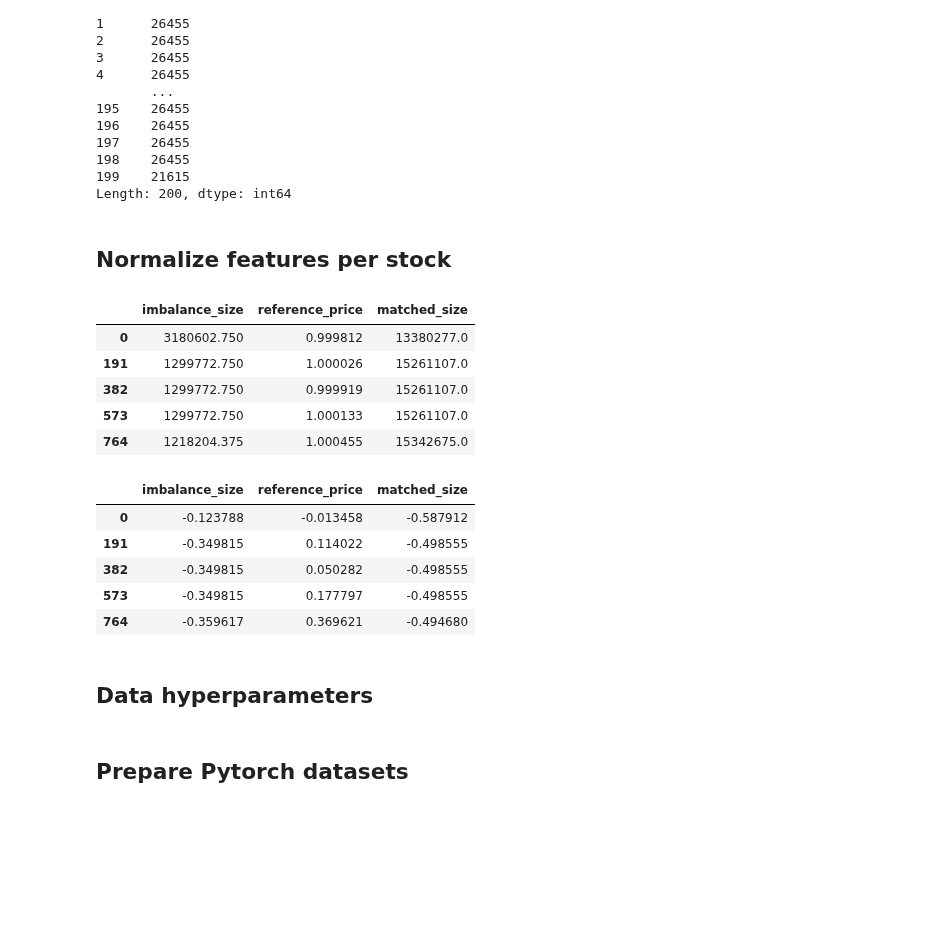
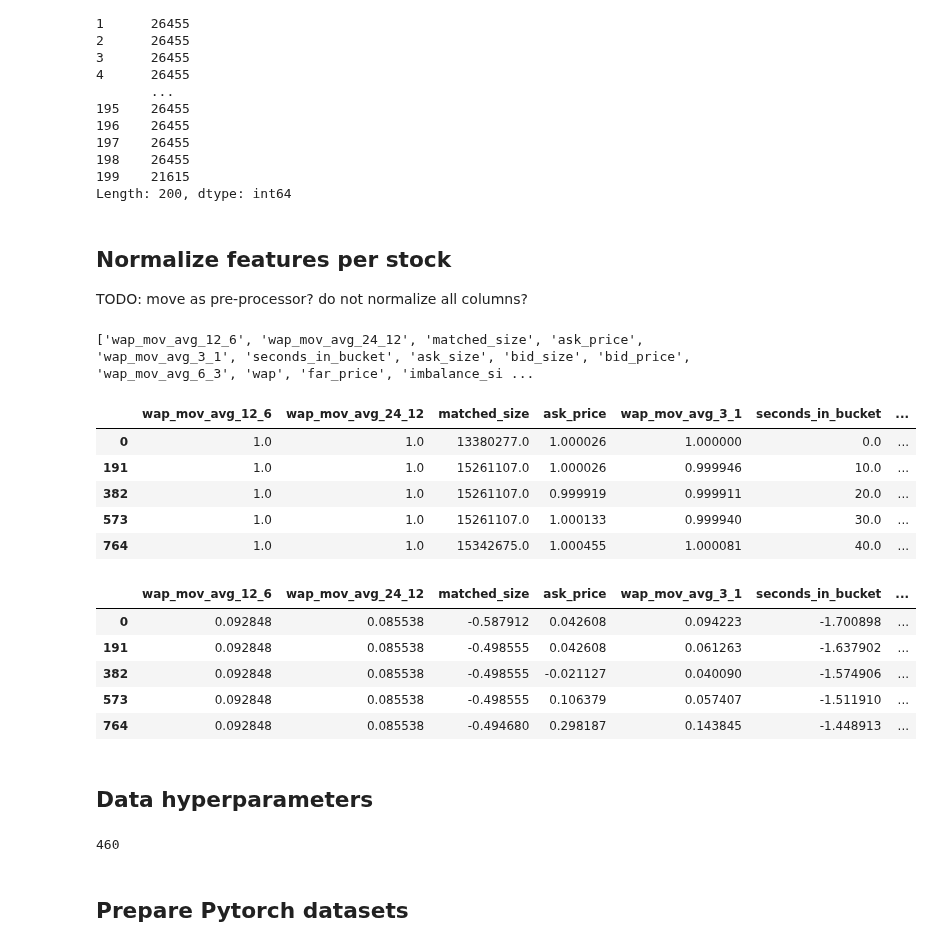
Before and after one commit to florencetsang/optiver2023, a Jupyter notebook: florence/transformer_encoder.ipynb, the cells around one changed output. Cells and saved outputs as stored; diff of their text form; code cells hidden in the pictures; blank space fills up the shorter version.

Commit message:
Transformer encoder model

```diff
--- a/florence/transformer_encoder.ipynb
+++ b/florence/transformer_encoder.ipynb
@@ -179,7 +205,8 @@ df = pd.read_csv(
 )
 raw_df = df
 # %%
-df = raw_df
+# deep copy for easy reference to raw df without reloading from csv
+df = raw_df.copy(deep=True)
 # %%
 df
 # %% [output]
@@ -200,0 +249,2 @@ df
+# %%
+df = processor.apply(df)
@@ -201,6 +286,22 @@ df
 # %%
-feat_dynamic_real = ["imbalance_size", "reference_price", "matched_size"]
-# feat_dynamic_real = []
+feat_dynamic_real = [
+    "date_id",
+    "seconds_in_bucket",
+    "imbalance_size",
+    "reference_price",
+    "matched_size",
+    "far_price",
+    "near_price",
+    "bid_price",
+    "bid_size",
+    "ask_price",
+    "ask_size",
+    "wap",
+    "wap_mov_avg_3_1",
+    "wap_mov_avg_6_3",
+    "wap_mov_avg_12_6",
+    "wap_mov_avg_24_12",
+]
 num_input_features = len(feat_dynamic_real)
 print(num_input_features)
 # %% [output]
@@ -223,3 +309 @@ def process_na(df, any_na_values_mask, method):
-# %%
-df = process_na(df, any_na_values_mask, "fill_as_0")
 # %%
@@ -251,27 +338,35 @@ stock_id
 Length: 200, dtype: int64
 # %% [markdown]
 ## Normalize features per stock
+
+TODO: move as pre-processor? do not normalize all columns?
 # %%
-display(df_grouped.get_group(0)[feat_dynamic_real].head())
-df[feat_dynamic_real] = df_grouped[feat_dynamic_real].transform(lambda x: (x - x.mean()) / x.std())
-display(df_grouped.get_group(0)[feat_dynamic_real].head())
+normalize_columns = list(set(feat_dynamic_real) - set(["date_id"]))
+print(normalize_columns)
+display(df_grouped.get_group(0)[normalize_columns].head())
+df[normalize_columns] = df_grouped[normalize_columns].transform(lambda x: (x - x.mean()) / x.std())
+display(df_grouped.get_group(0)[normalize_columns].head())
 # %% [output]
+['wap_mov_avg_12_6', 'wap_mov_avg_24_12', 'matched_size', 'ask_price', 'wap_mov_avg_3_1', 'seconds_in_bucket', 'ask_size', 'bid_size', 'bid_price', 'wap_mov_avg_6_3', 'wap', 'far_price', 'imbalance_si ...
-|  | imbalance_size | reference_price | matched_size |
-| 0 | 3180602.750 | 0.999812 | 13380277.0 |
-| 191 | 1299772.750 | 1.000026 | 15261107.0 |
-| 382 | 1299772.750 | 0.999919 | 15261107.0 |
-| 573 | 1299772.750 | 1.000133 | 15261107.0 |
-| 764 | 1218204.375 | 1.000455 | 15342675.0 |
+|  | wap_mov_avg_12_6 | wap_mov_avg_24_12 | matched_size | ask_price | wap_mov_avg_3_1 | seconds_in_bucket | ... |
+| 0 | 1.0 | 1.0 | 13380277.0 | 1.000026 | 1.000000 | 0.0 | ... |
+| 191 | 1.0 | 1.0 | 15261107.0 | 1.000026 | 0.999946 | 10.0 | ... |
+| 382 | 1.0 | 1.0 | 15261107.0 | 0.999919 | 0.999911 | 20.0 | ... |
+| 573 | 1.0 | 1.0 | 15261107.0 | 1.000133 | 0.999940 | 30.0 | ... |
+| 764 | 1.0 | 1.0 | 15342675.0 | 1.000455 | 1.000081 | 40.0 | ... |
-|  | imbalance_size | reference_price | matched_size |
-| 0 | -0.123788 | -0.013458 | -0.587912 |
-| 191 | -0.349815 | 0.114022 | -0.498555 |
-| 382 | -0.349815 | 0.050282 | -0.498555 |
-| 573 | -0.349815 | 0.177797 | -0.498555 |
-| 764 | -0.359617 | 0.369621 | -0.494680 |
+|  | wap_mov_avg_12_6 | wap_mov_avg_24_12 | matched_size | ask_price | wap_mov_avg_3_1 | seconds_in_bucket | ... |
+| 0 | 0.092848 | 0.085538 | -0.587912 | 0.042608 | 0.094223 | -1.700898 | ... |
+| 191 | 0.092848 | 0.085538 | -0.498555 | 0.042608 | 0.061263 | -1.637902 | ... |
+| 382 | 0.092848 | 0.085538 | -0.498555 | -0.021127 | 0.040090 | -1.574906 | ... |
+| 573 | 0.092848 | 0.085538 | -0.498555 | 0.106379 | 0.057407 | -1.511910 | ... |
+| 764 | 0.092848 | 0.085538 | -0.494680 | 0.298187 | 0.143845 | -1.448913 | ... |
 # %% [markdown]
 ## Data hyperparameters
 # %%
 training_set_max_date_id = 480 - 20
+print(training_set_max_date_id)
+# %% [output]
+460
 # %%
 prediction_length = 1
 seq_len = 55
```
Also changed, not shown: parts of 20 cells of this notebook, 2 other files.
